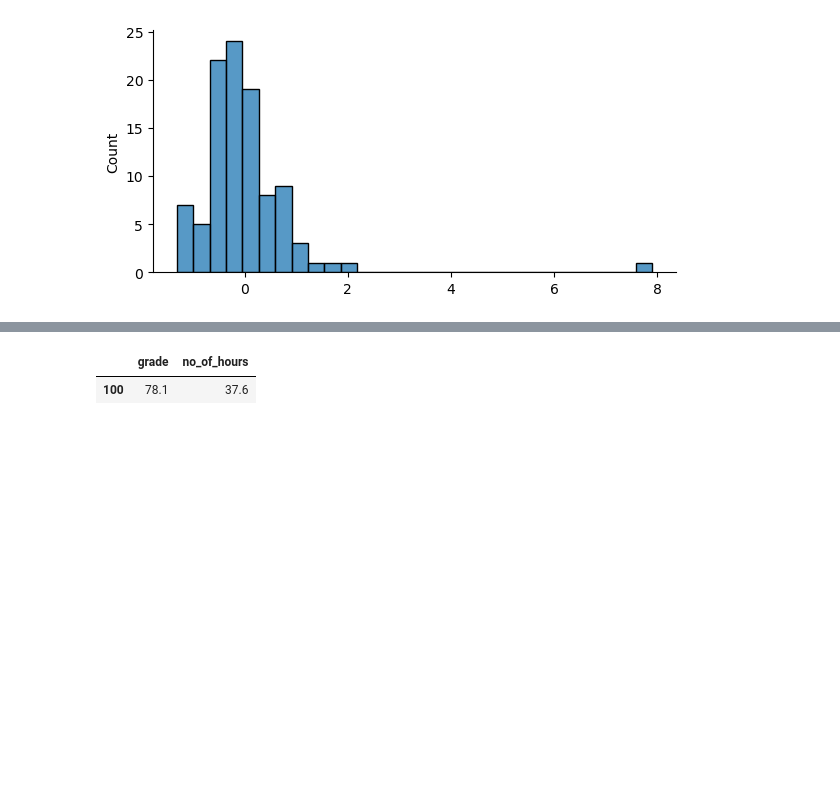
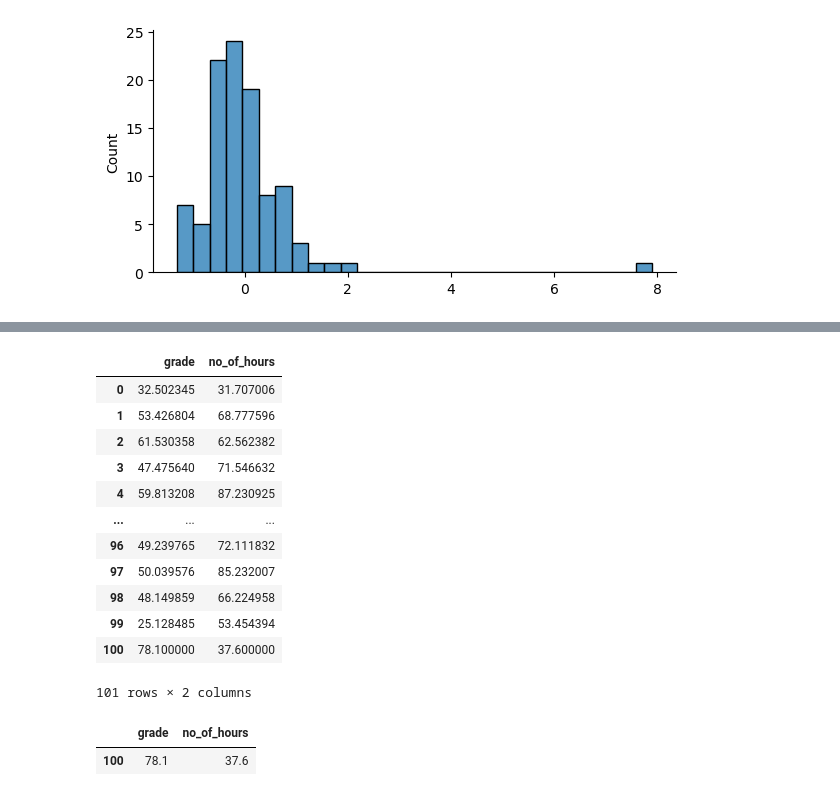
Before and after one commit to fgonzaleumbc/DATA601, a Jupyter notebook: Lecture10/22_Fundamentals_of_Statistics.ipynb, the cells around one changed output, grey strips where cells are left out. Saved outputs shown, nothing was run; the diff lists cells and outputs as text; code cells hidden in the pictures; blank space fills up the shorter version.

```diff
--- a/Lecture10/22_Fundamentals_of_Statistics.ipynb
+++ b/Lecture10/22_Fundamentals_of_Statistics.ipynb
@@ -524,3 +551,19 @@ plt.show()
+# %%
+gvh
+# %% [output]
+|  | grade | no_of_hours |
+| 0 | 32.502345 | 31.707006 |
+| 1 | 53.426804 | 68.777596 |
+| 2 | 61.530358 | 62.562382 |
+| 3 | 47.475640 | 71.546632 |
+| 4 | 59.813208 | 87.230925 |
+| ... | ... | ... |
+| 96 | 49.239765 | 72.111832 |
+| 97 | 50.039576 | 85.232007 |
+| 98 | 48.149859 | 66.224958 |
+| 99 | 25.128485 | 53.454394 |
+| 100 | 78.100000 | 37.600000 |
+101 rows × 2 columns
 # %%
 # Let's use iloc to filter for the outlier.
 gvh.iloc[z_scores_of_grade_normalized_by_hour > 2]
```
Also changed, not shown: parts of 30 cells of this notebook, 1 other file.
